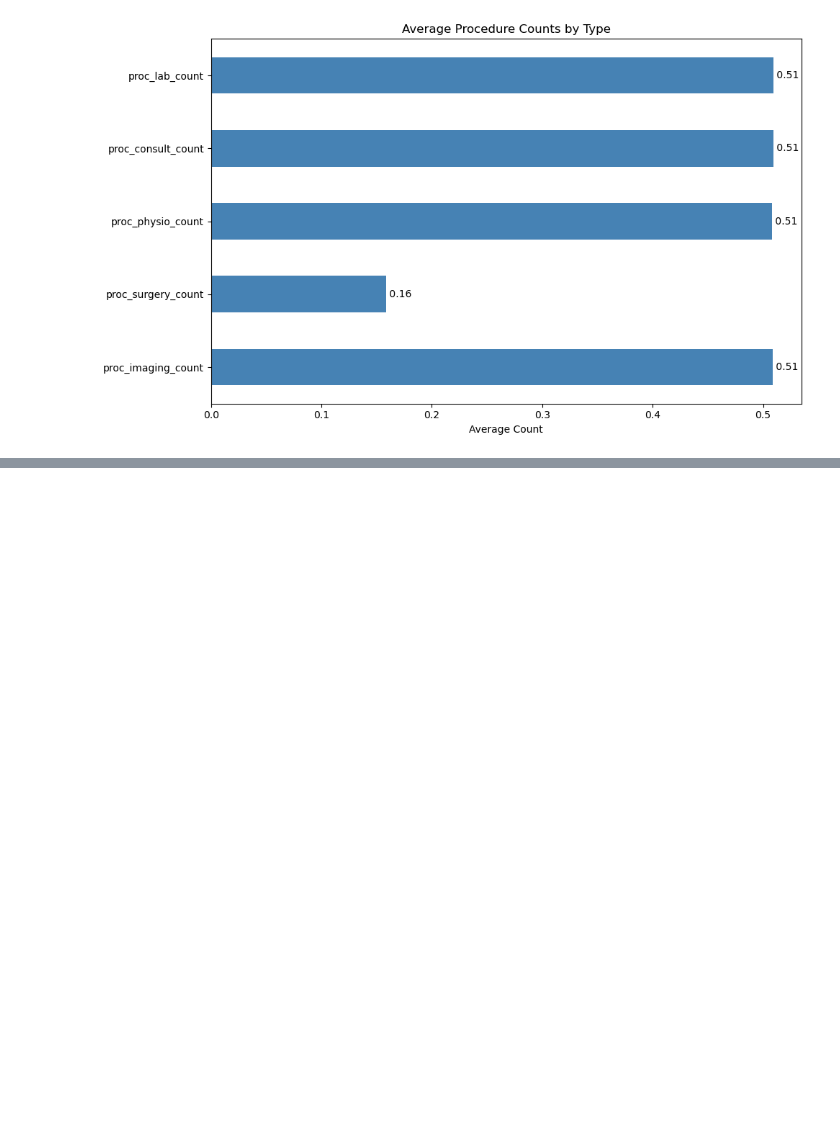
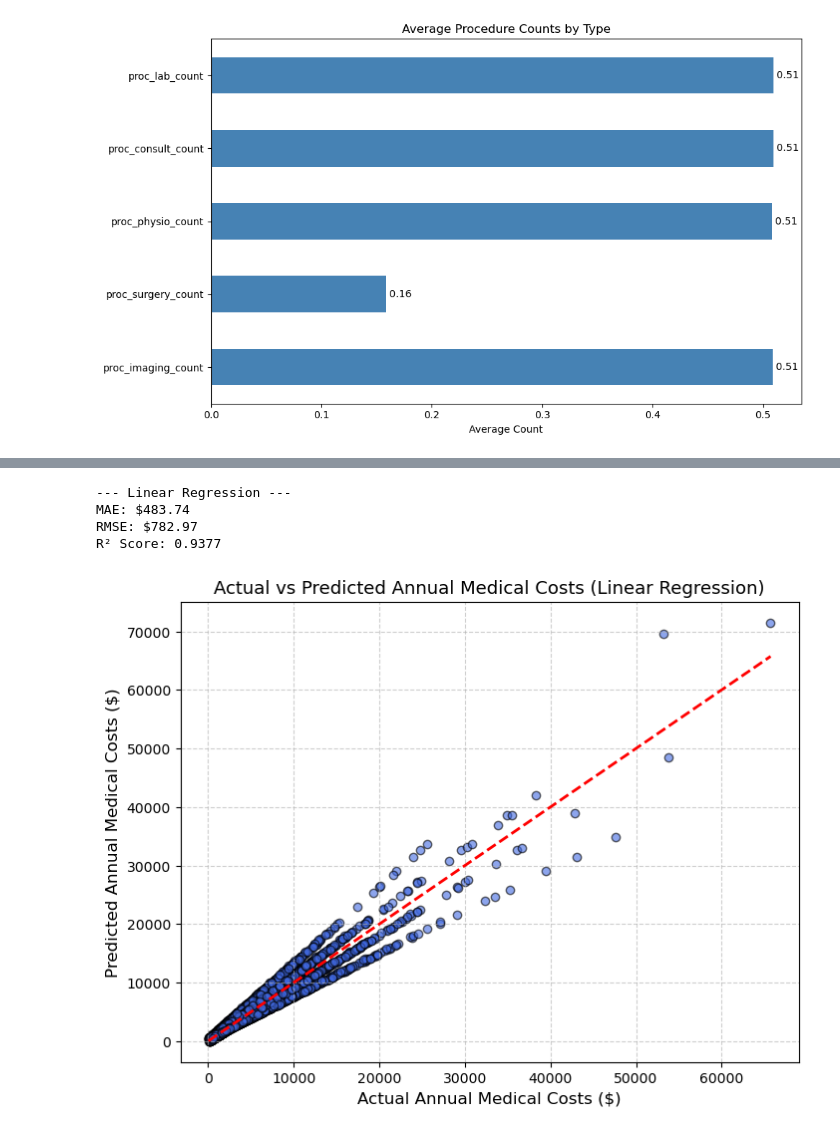
Before and after one commit to KhengChamnan/linear_predict, a Jupyter notebook: insurance_predict.ipynb, the cells around one changed output, grey strips where cells are left out. Drawn from its saved outputs; the diff is of its cells as text; code cells hidden in the pictures; blank space fills up the shorter version.

```diff
--- a/insurance_predict.ipynb
+++ b/insurance_predict.ipynb
@@ -69,5 +77,18 @@ is_high_risk                       0
 had_major_procedure                0
 dtype: int64
 # %%
-df['alcohol_freq'].fillna('Occasional', inplace=True)
+# ============================================================================
+# 2. DATA PREPROCESSING
+# ============================================================================
+print("\n\n2. DATA PREPROCESSING")
+print("-" * 80)
+
+df_clean = df.copy()
+
+# Handle missing values if any
+if df_clean.isnull().sum().sum() > 0:
+    print("Handling missing values...")
+    df_clean = df_clean.fillna(df_clean.median(numeric_only=True))
+
+print("Data cleaned and ready for analysis.")
 # %% [output]
@@ -386,0 +470,36 @@ Name: chronic_count, dtype: float64
+# %%
+
+
+
+print("\n--- Linear Regression ---")
+lr_model = LinearRegression()
+lr_model.fit(X_train_scaled, y_train)
+lr_pred = lr_model.predict(X_test_scaled)
+lr_mae = mean_absolute_error(y_test, lr_pred)
+lr_rmse = np.sqrt(mean_squared_error(y_test, lr_pred))
+lr_r2 = r2_score(y_test, lr_pred)
+print(f"MAE: ${lr_mae:,.2f}")
+print(f"RMSE: ${lr_rmse:,.2f}")
+print(f"R² Score: {lr_r2:.4f}")
+# %% [output]
+--- Linear Regression ---
+MAE: $483.74
+RMSE: $782.97
+R² Score: 0.9377
+# %%
+# ============================================================================
+# 8. VISUALIZATION - ACTUAL vs PREDICTED MEDICAL COSTS
+# ============================================================================
+
+plt.figure(figsize=(8,6))
+plt.scatter(y_test, lr_pred, alpha=0.6, color='royalblue', edgecolor='k')
+plt.plot([y_test.min(), y_test.max()], [y_test.min(), y_test.max()], 'r--', lw=2)
+
+plt.title("Actual vs Predicted Annual Medical Costs (Linear Regression)", fontsize=13)
+plt.xlabel("Actual Annual Medical Costs ($)", fontsize=12)
+plt.ylabel("Predicted Annual Medical Costs ($)", fontsize=12)
+plt.grid(True, linestyle='--', alpha=0.6)
+
+plt.show()
+# %% [output]
+[figure, added]
```
Also changed, not shown: parts of 5 cells of this notebook.
